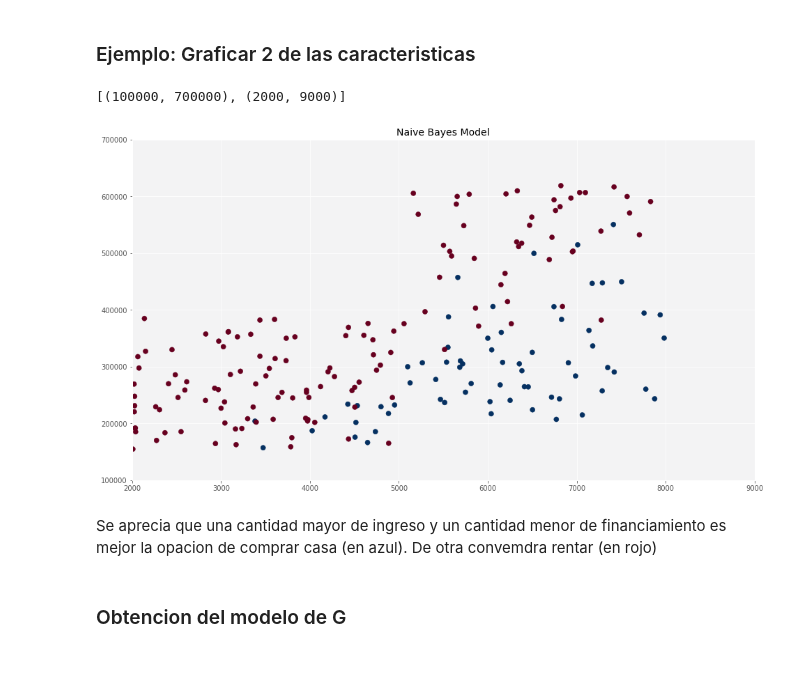
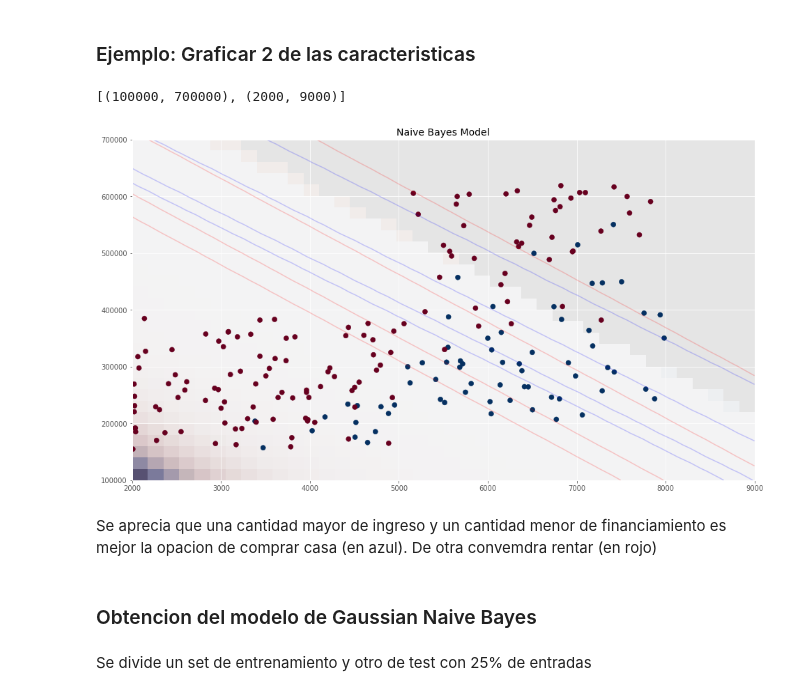
Before and after one commit to carlosrascon/IA-CLASE-L5, a Jupyter notebook: PracticaBayes.ipynb, the cells around one changed output. Cells and saved outputs as stored; diff of their text form; code cells hidden in the pictures; blank space fills up the shorter version.

```diff
--- a/PracticaBayes.ipynb
+++ b/PracticaBayes.ipynb
@@ -140,41 +140,43 @@ sb.pairplot(dataframe, hue='comprar', height=4, vars=used_features, kind='scatte
 ### Ejemplo: Graficar 2 de las caracteristicas
 # %%
 used_features2 =[
-    'ingresos',
-    'financiar'
+    "ingresos",
+    "financiar"
 ]
-x = dataframe[used_features2].values
-y = dataframe['comprar']
+X=dataframe[used_features2].values
+y=dataframe["comprar"]
 
 fig, ax = plt.subplots()
 
-ax.scatter(x[:,0],x[:,1],c=y,s=50,cmap='RdBu')
+ax.scatter(X[:,0], X[:,1], c=y, s=50, cmap='RdBu')
 ax.set_title('Naive Bayes Model', size=14)
 
 xlim = (2000, 9000)
-ylim = (100000,700000)
+ylim = (100000, 700000)
 
 xg = np.linspace(xlim[0], xlim[1], 40)
 yg = np.linspace(ylim[0], ylim[1], 30)
 xx, yy = np.meshgrid(xg, yg)
-xgrid = np.vstack([xx.ravel(), yy.ravel()]).T
+Xgrid = np.vstack([xx.ravel(), yy.ravel()]).T
 
-for label, color in enumerate(['red','blue']):
-    mask = (y==label)
-    mu, std = x[mask].mean(0), x[mask].std(0)
-    p= np.exp(-0. *(xgrid-mu)**2/std**2).prod(1)
-    pm = np.ma.masked_array(p, p<0.03)
-    ax.pcolorfast(xg,yg,pm.reshape(xx.shape),alpha=0.5,
-                cmap=color.title() + 's')
-    ax.contour(xx,yy,p.reshape(xx.shape),
-              levels=[0.01,0.1,0.5,0.9],
-              colors=color, alpha=0.2)
+for label, color in enumerate(['red', 'blue']):
+    mask = (y == label)
+    mu, std = X[mask].mean(0), X[mask].std(0)
+    P = np.exp(-0.5 * (Xgrid - mu) * 2 / std * 2).prod(1)
+    Pm = np.ma.masked_array(P, P < 0.03)
+    ax.pcolorfast(xg, yg, Pm.reshape(xx.shape), alpha=0.5,
+                  cmap=color.title() + 's')
+    ax.contour(xx, yy, P.reshape(xx.shape),
+               levels=[0.01, 0.1, 0.5, 0.9],
+               colors=color, alpha=0.2)
 
 ax.set(xlim=xlim, ylim=ylim)
 # %% [output]
 [(100000, 700000), (2000, 9000)]
-[figure, old version]
+[figure, new version]
 # %% [markdown]
 Se aprecia que una cantidad mayor de ingreso y un cantidad menor de financiamiento es mejor la opacion de comprar casa (en azul). De otra convemdra rentar (en rojo)
 # %% [markdown]
-### Obtencion del modelo de G
+### Obtencion del modelo de Gaussian Naive Bayes
+# %% [markdown]
+Se divide un set de entrenamiento y otro de test con 25% de entradas
```
Also changed, not shown: parts of 9 cells of this notebook.
